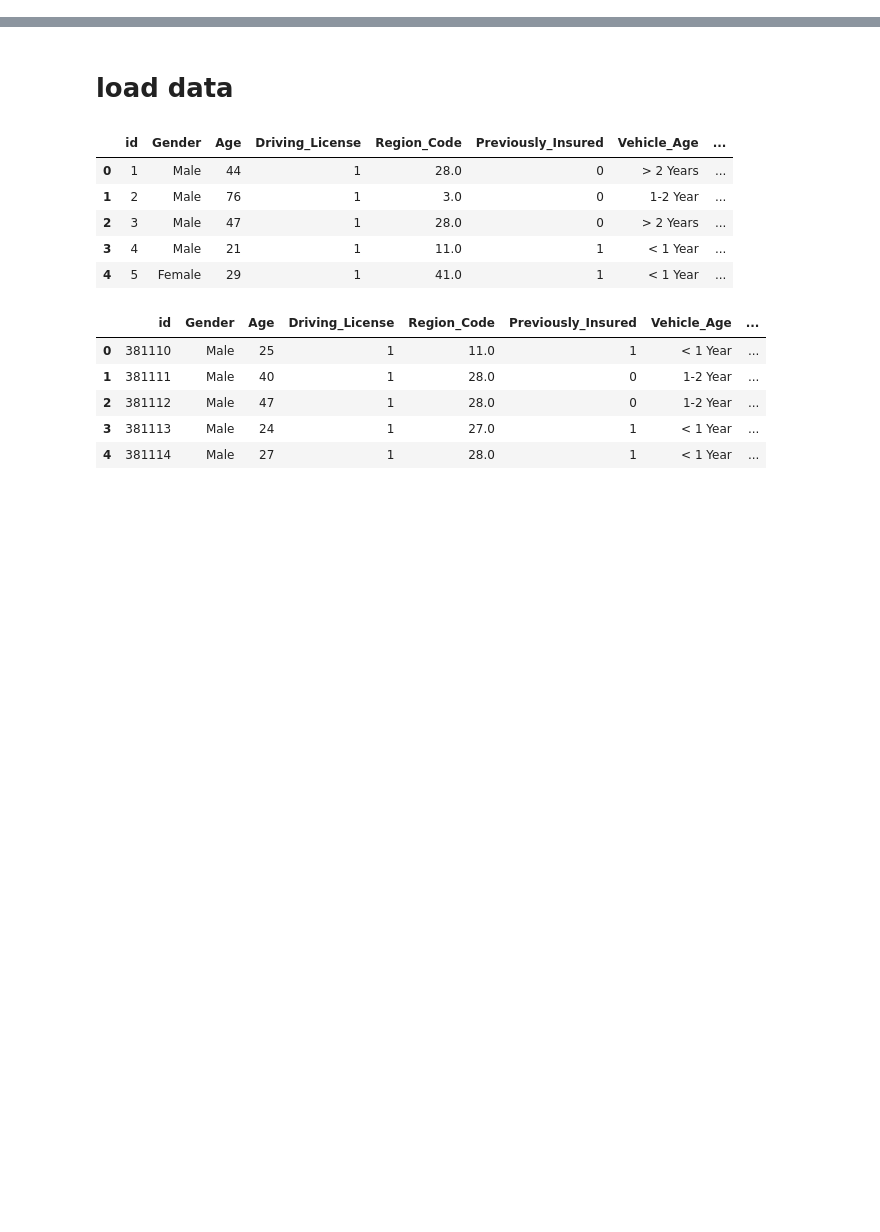
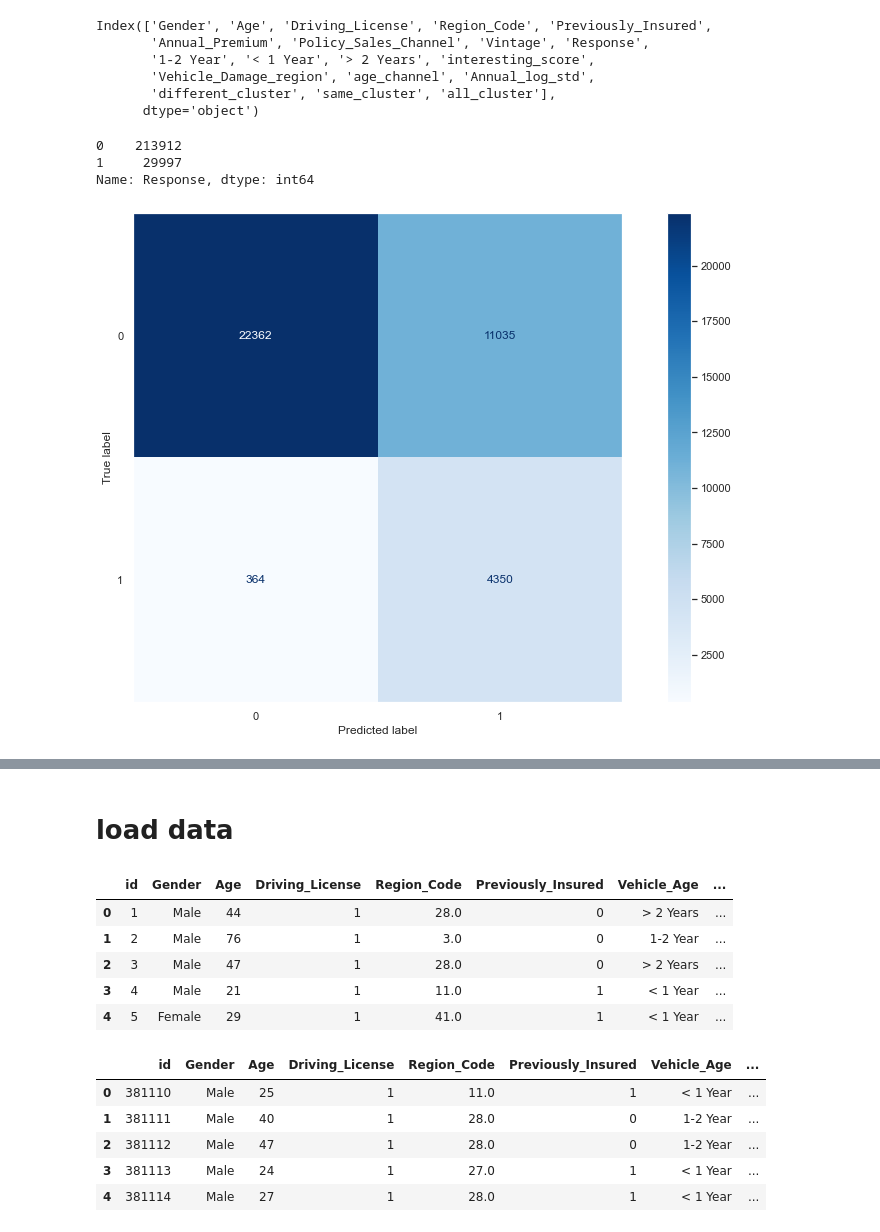
Before and after one commit to jeff20628m/interview_cathaylife, a Jupyter notebook: script/EDA.ipynb, the cells around one changed output, grey strips where cells are left out. Cells and saved outputs as stored; diff of their text form; code cells hidden in the pictures; blank space fills up the shorter version.

```diff
--- a/script/EDA.ipynb
+++ b/script/EDA.ipynb
@@ -83,0 +166,9 @@ import lightgbm
+# %%
+x.columns
+# %% [output]
+Index(['Gender', 'Age', 'Driving_License', 'Region_Code', 'Previously_Insured',
+       'Annual_Premium', 'Policy_Sales_Channel', 'Vintage', 'Response',
+       '1-2 Year', '< 1 Year', '> 2 Years', 'interesting_score',
+       'Vehicle_Damage_region', 'age_channel', 'Annual_log_std',
+       'different_cluster', 'same_cluster', 'all_cluster'],
+      dtype='object')
@@ -83,0 +189,6 @@ import lightgbm
+# %%
+Y_train.value_counts()
+# %% [output]
+0    213912
+1     29997
+Name: Response, dtype: int64
@@ -83,0 +201,6 @@ import lightgbm
+# %%
+plot_confusion_matrix(lgb,df_test,y_test, cmap=plt.cm.Blues)
+plt.grid(False)
+plt.show()
+# %% [output]
+[figure, added]
```
Also changed, not shown: parts of 57 cells of this notebook, 9 other files.
